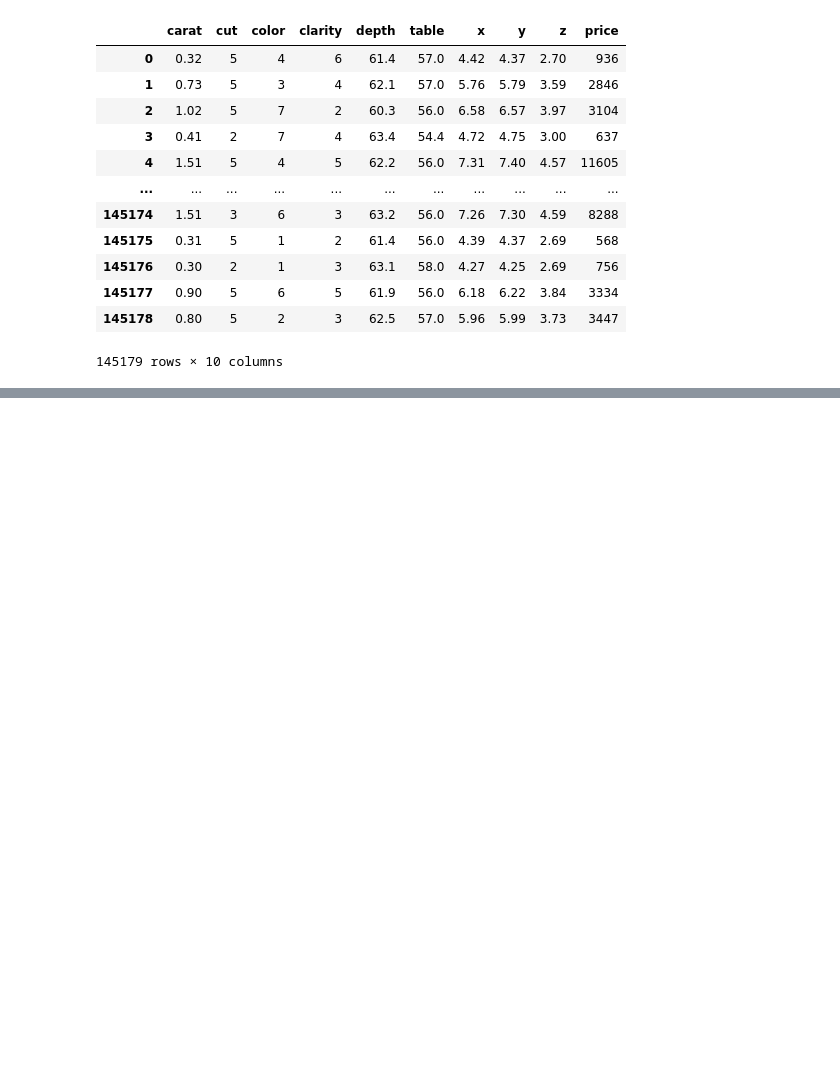
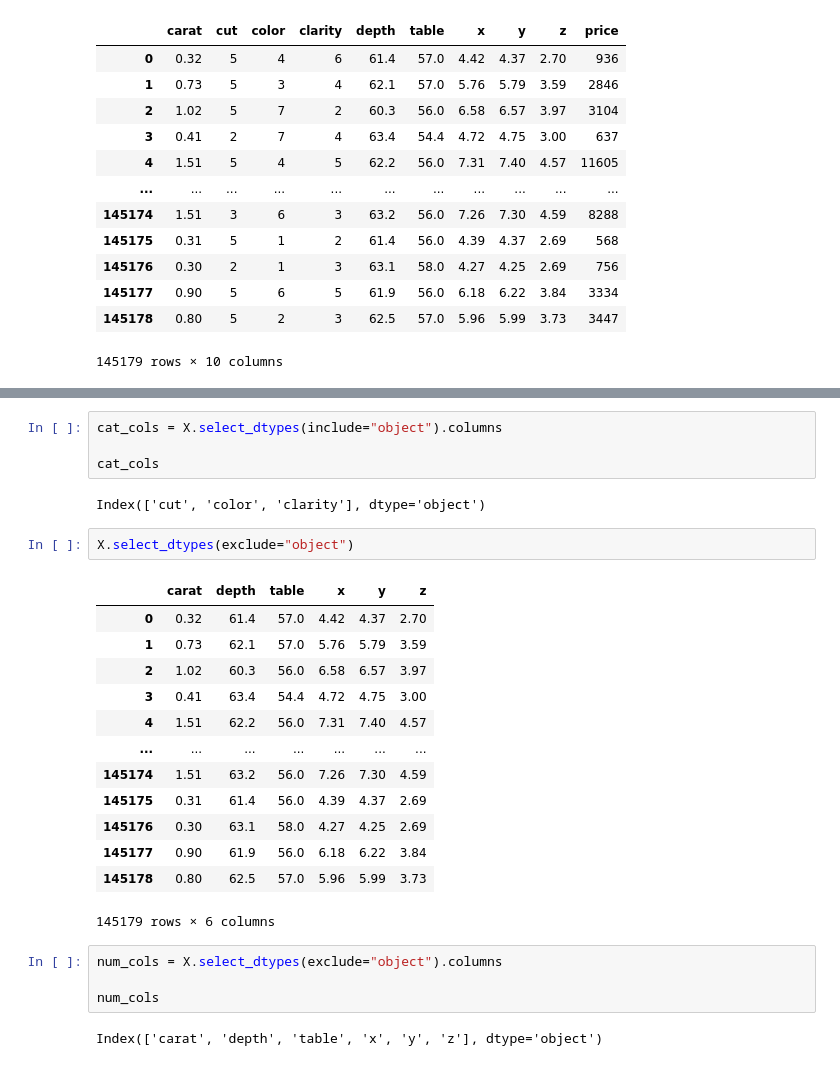
Before and after one commit to SHWACODING/End-To-End-Gemstone-Price-Prediction-MLOps-Pipeline, a Jupyter notebook: experiments/experiments.ipynb, the cells around one changed output, grey strips where cells are left out. Cells and saved outputs as stored; diff of their text form; blank space fills up the shorter version.

```diff
--- a/experiments/experiments.ipynb
+++ b/experiments/experiments.ipynb
@@ -409,0 +532,28 @@ data
+# %%
+cat_cols = X.select_dtypes(include="object").columns
+
+cat_cols
+# %% [output]
+Index(['cut', 'color', 'clarity'], dtype='object')
+# %%
+X.select_dtypes(exclude="object")
+# %% [output]
+|  | carat | depth | table | x | y | z |
+| 0 | 0.32 | 61.4 | 57.0 | 4.42 | 4.37 | 2.70 |
+| 1 | 0.73 | 62.1 | 57.0 | 5.76 | 5.79 | 3.59 |
+| 2 | 1.02 | 60.3 | 56.0 | 6.58 | 6.57 | 3.97 |
+| 3 | 0.41 | 63.4 | 54.4 | 4.72 | 4.75 | 3.00 |
+| 4 | 1.51 | 62.2 | 56.0 | 7.31 | 7.40 | 4.57 |
+| ... | ... | ... | ... | ... | ... | ... |
+| 145174 | 1.51 | 63.2 | 56.0 | 7.26 | 7.30 | 4.59 |
+| 145175 | 0.31 | 61.4 | 56.0 | 4.39 | 4.37 | 2.69 |
+| 145176 | 0.30 | 63.1 | 58.0 | 4.27 | 4.25 | 2.69 |
+| 145177 | 0.90 | 61.9 | 56.0 | 6.18 | 6.22 | 3.84 |
+| 145178 | 0.80 | 62.5 | 57.0 | 5.96 | 5.99 | 3.73 |
+145179 rows × 6 columns
+# %%
+num_cols = X.select_dtypes(exclude="object").columns
+
+num_cols
+# %% [output]
+Index(['carat', 'depth', 'table', 'x', 'y', 'z'], dtype='object')
```
Also changed, not shown: parts of 41 cells of this notebook.
